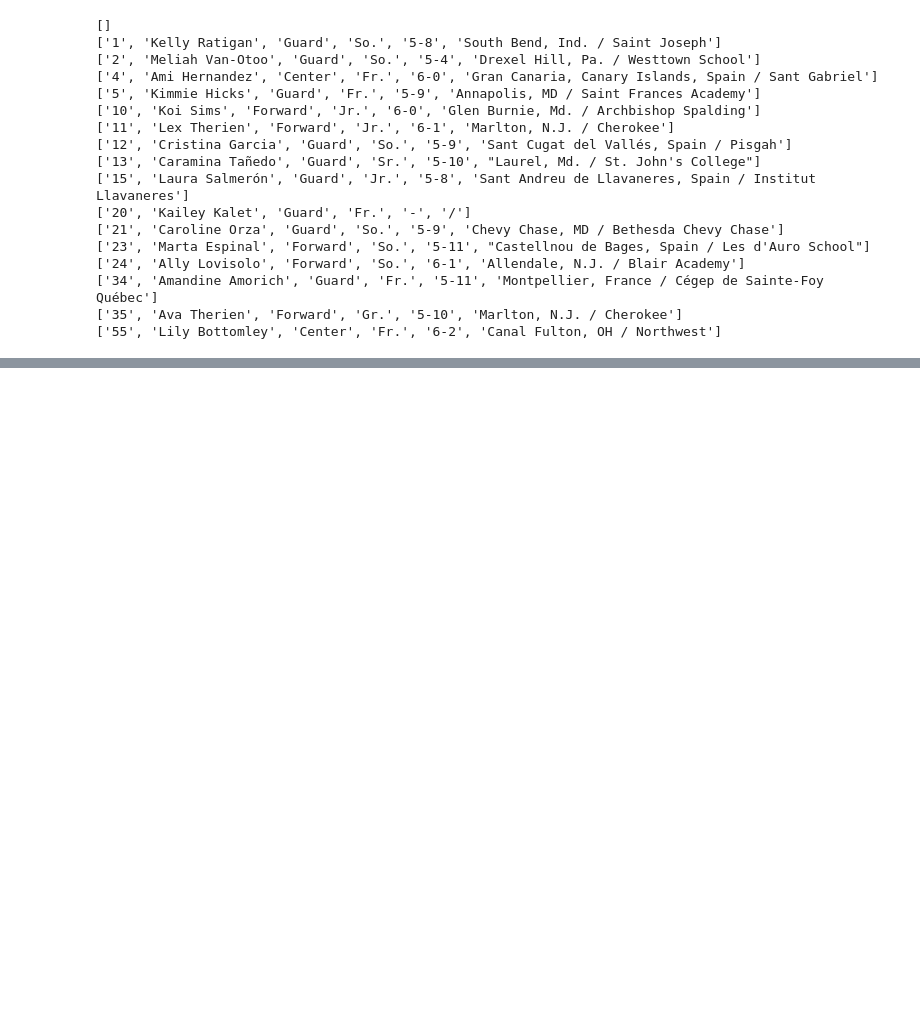
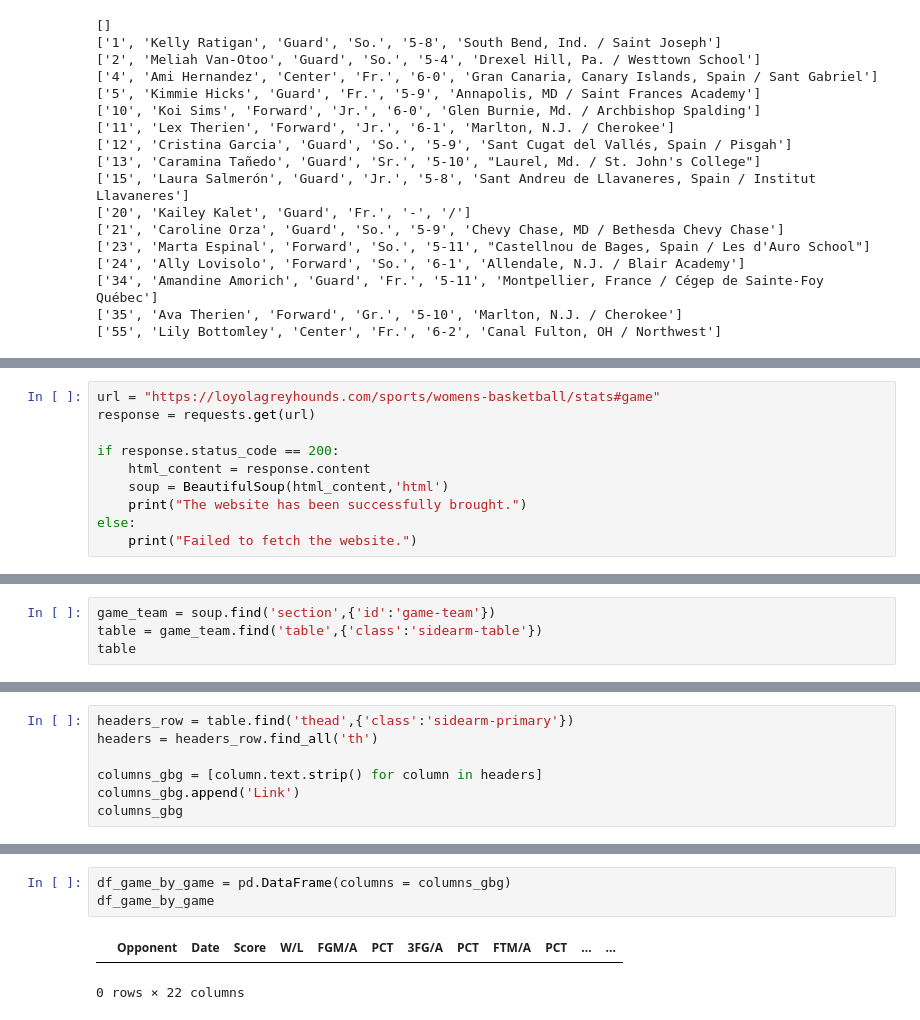
Before and after one commit to necmettinalver/US-Patriot-League, a Jupyter notebook: web_scraping.ipynb, the cells around one changed output, grey strips where cells are left out. Cells and saved outputs as stored; diff of their text form; blank space fills up the shorter version.

```diff
--- a/web_scraping.ipynb
+++ b/web_scraping.ipynb
@@ -132,0 +139,10 @@ path = 'https://loyolagreyhounds.com/'
+# %%
+url = "https://loyolagreyhounds.com/sports/womens-basketball/stats#game"
+response = requests.get(url)
+
+if response.status_code == 200:
+    html_content = response.content
+    soup = BeautifulSoup(html_content,'html')
+    print("The website has been successfully brought.")
+else:
+    print("Failed to fetch the website.")
@@ -132,0 +151,4 @@ path = 'https://loyolagreyhounds.com/'
+# %%
+game_team = soup.find('section',{'id':'game-team'})
+table = game_team.find('table',{'class':'sidearm-table'})
+table
@@ -132,0 +173,7 @@ path = 'https://loyolagreyhounds.com/'
+# %%
+headers_row = table.find('thead',{'class':'sidearm-primary'})
+headers = headers_row.find_all('th')
+
+columns_gbg = [column.text.strip() for column in headers]
+columns_gbg.append('Link')
+columns_gbg
@@ -132,0 +198,6 @@ path = 'https://loyolagreyhounds.com/'
+# %%
+df_game_by_game = pd.DataFrame(columns = columns_gbg)
+df_game_by_game
+# %% [output]
+|  | Opponent | Date | Score | W/L | FGM/A | PCT | 3FG/A | PCT | FTM/A | PCT | ... | ... |
+0 rows × 22 columns
```
Also changed, not shown: parts of 21 cells of this notebook, 1 other file.
